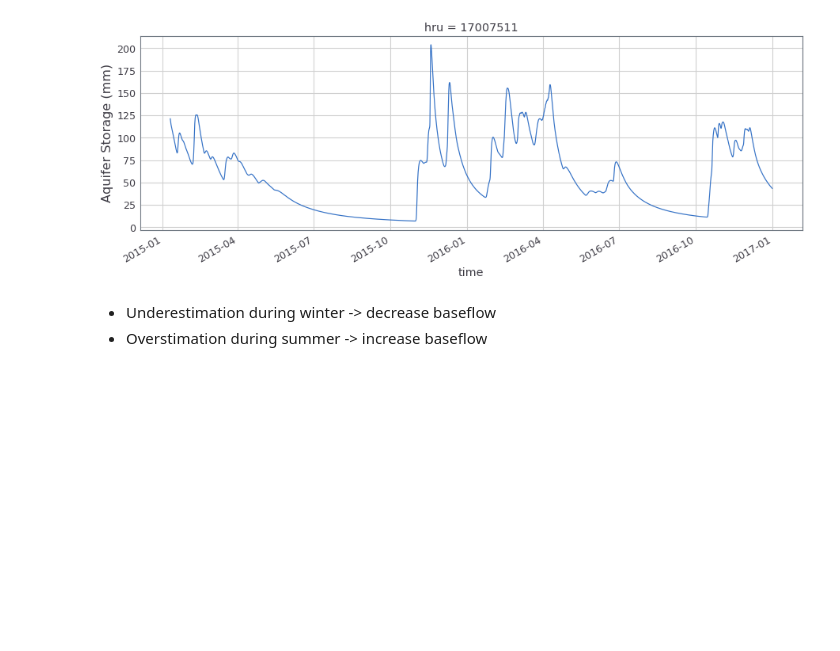
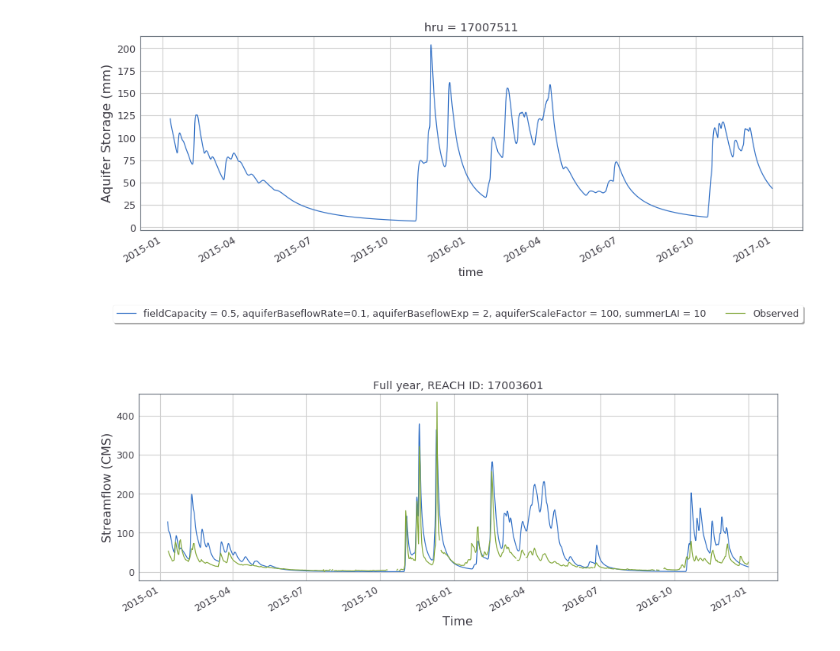
Before and after one commit to hydrofcst/luit, a Jupyter notebook: bigBucktparametersensitivity_singleRun_paramtest20.ipynb, the cells around one changed output. Cells and saved outputs as stored; diff of their text form; code cells hidden in the pictures; blank space fills up the shorter version.

Commit message:
Streamflow Param test 20

```diff
--- a/bigBucktparametersensitivity_singleRun_paramtest20.ipynb
+++ b/bigBucktparametersensitivity_singleRun_paramtest20.ipynb
@@ -10,7 +10,7 @@ jtplot.style(theme='grade3')
 #User-supplied
 obsfile = '/glade/p/work/manab/SHARP/data/dly/obsflow.dly.HHDW1.csv'
 summaoutfile = '/glade/p/work/manab/SHARP/PNW_3L/output/paramtestconcat20/paramtest20.nc'
-routefile = '/glade/p/work/manab/SHARP/PNW_route/output/paramtest19.nc'
+routefile = '/glade/p/work/manab/SHARP/PNW_route/output/paramtest20.nc'
 
 hid = 17007511  #HRU ID to be plotted
 sid = 17003601  #Reach ID to be plotted
@@ -109,6 +109,18 @@ plt.show()
 [figure]
 [figure]
 [figure]
-# %% [markdown]
-* Underestimation during winter -> decrease baseflow
-* Overstimation during summer -> increase baseflow
+# %%
+#Streamflow
+routeout = xr.open_dataset(routefile).set_index(sSeg = 'reachID')
+
+#PLOT 1
+plt.figure(figsize=(pltwidth,pltheight))
+routeout.sel(sSeg = sid)['KWTroutedRunoff'].loc[starttime1:endtime1].plot(label='fieldCapacity = 0.5, aquiferBaseflowRate=0.1, aquiferBaseflowExp = 2, aquiferScaleFactor = 100, summerLAI = 10')
+(obs['flow'].loc[starttime1:endtime1]).plot(label='Observed')
+plt.ylabel('Streamflow (CMS)', fontsize=16)
+plt.xlabel('Time', fontsize=16)
+plt.title('Full year, REACH ID: %i' %sid)
+plt.legend(loc='upper center', bbox_to_anchor=(0.5, 1.5), ncol=2, fancybox=True, shadow=True)
+plt.show()
+# %% [output]
+[figure, added]
```
